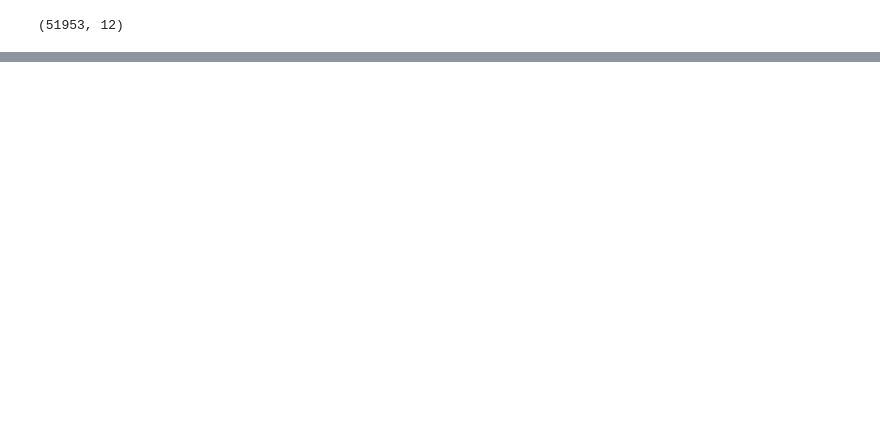
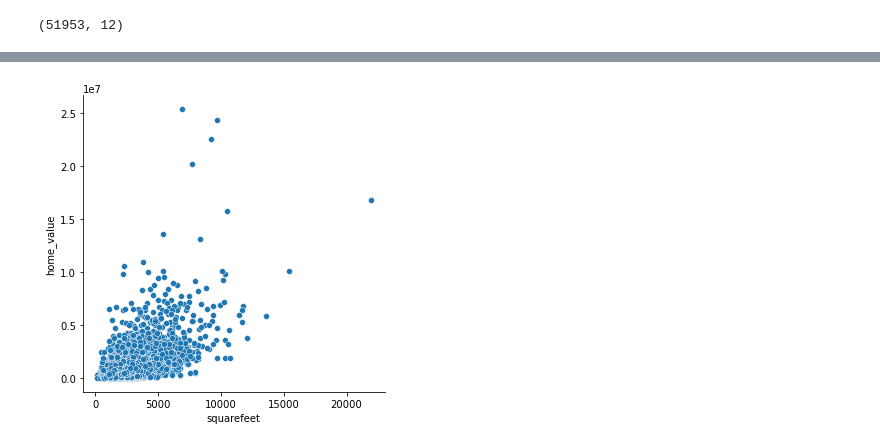
Before and after one commit to mil2tech/regression_project, a Jupyter notebook: zillow_project_work.ipynb, the cells around one changed output, grey strips where cells are left out. Saved outputs shown, nothing was run; the diff lists cells and outputs as text; code cells hidden in the pictures; blank space fills up the shorter version.

```diff
--- a/zillow_project_work.ipynb
+++ b/zillow_project_work.ipynb
@@ -161,0 +283,3 @@ df.shape
+# %%
+df['home_age'] = 2017 - df.year
+df.head()
@@ -161,0 +300,26 @@ df.shape
+# %%
+def prep_familyhome17():
+    df = acquire.new_familyhome17_data()
+    df["poolcnt"].fillna(0, inplace = True)
+    df["garagecarcnt"].fillna(0, inplace = True)
+    df["fireplacecnt"].fillna(0, inplace = True)
+    df["hashottuborspa"].fillna(0, inplace = True)
+    df.dropna(inplace=True)
+    df['yearbuilt'] = df.yearbuilt.astype(int)
+    df['fips'] = df.fips.astype(int)
+    df['regionidzip'] = df.regionidzip.astype(int)
+    df['bedroomcnt'] = df.bedroomcnt.astype(int)
+    df['hashottuborspa'] = df.hashottuborspa.astype(int)
+    df['garagecarcnt'] = df.garagecarcnt.astype(int)
+    df['fireplacecnt'] = df.fireplacecnt.astype(int)
+    df['poolcnt'] = df.poolcnt.astype(int)
+    df.drop('regionidzip', axis=1, inplace=True)
+    df.rename(columns = {'yearbuilt':'year', 'taxvaluedollarcnt':'home_value', 'calculatedfinishedsquarefeet':'squarefeet', 'lotsizesquarefeet':'lot_size', 'bedroomcnt':'bedrooms', 'bathroomcnt':'bathrooms', 'fireplacecnt':'fireplace', 'poolcnt':'pool'}, inplace = True)
+    df['fips_encoded'] = df.fips.map({6059: 2, 6037: 1, 6111: 3,})
+    df['home_age'] = 2017 - df.year
+    #df.drop('fips' 'year', axis=1, inplace=True)
+
+    return df
+# %%
+# Create Dataframe from function
+df = pd.DataFrame(prep_familyhome17())
@@ -161,0 +362,3 @@ df.shape
+# %%
+train, test = train_test_split(df, test_size=.2, random_state=123)
+train, validate = train_test_split(train, test_size=.3, random_state=123)
@@ -161,0 +390,5 @@ df.shape
+# %%
+sns.relplot(x="squarefeet", y="home_value", data=train)
+plt.show()
+# %% [output]
+[figure, added]
```
Also changed, not shown: parts of 98 cells of this notebook, 1 other file.
